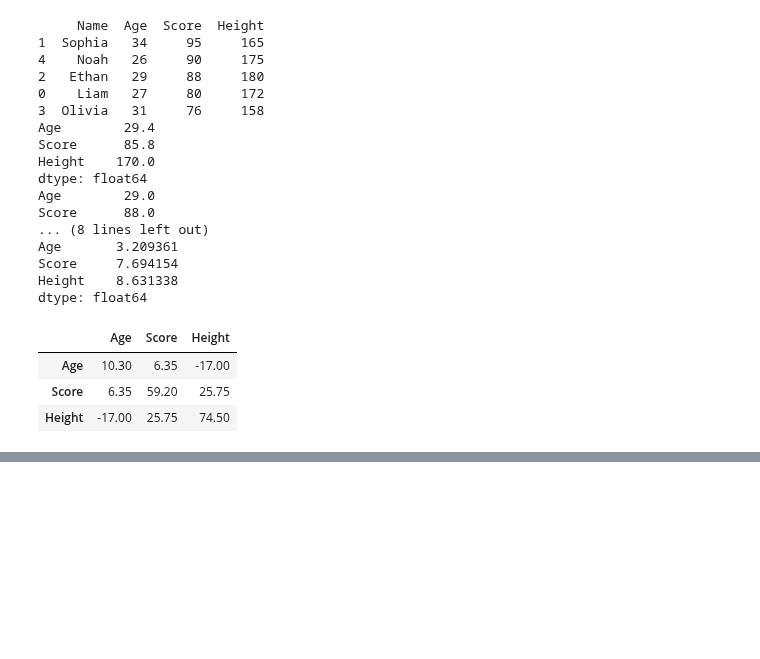
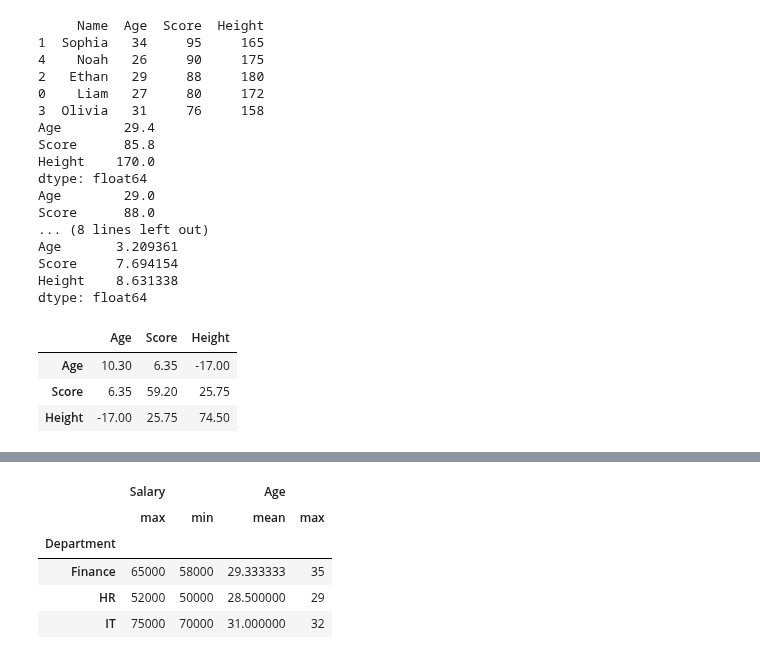
Before and after one commit to sh1vam31/Complete_DataScience, a Jupyter notebook: Pandas.ipynb, the cells around one changed output, grey strips where cells are left out. Saved outputs shown, nothing was run; the diff lists cells and outputs as text; code cells hidden in the pictures; blank space fills up the shorter version.

```diff
--- a/Pandas.ipynb
+++ b/Pandas.ipynb
@@ -961,0 +1009,20 @@ dtype: float64
+# %%
+data = {
+    "Employee": ["John", "Sarah", "Mike", "Anna", "Tom", "Laura", "Steve", "Kate"],
+    "Department": ["HR", "IT", "IT", "Finance", "Finance", "HR", "IT", "Finance"],
+    "Salary": [50000, 70000, 72000, 65000, 60000, 52000, 75000, 58000],
+    "Age": [28, 32, 30, 27, 35, 29, 31, 26]
+}
+
+df = pd.DataFrame(data)
+df.groupby("Department").agg({
+    "Salary": ["max", "min"],
+    "Age" : ["mean", "max"]
+})
+# %% [output]
+|  | Salary |  | Age |  |
+|  | max | min | mean | max |
+| Department |  |  |  |  |
+| Finance | 65000 | 58000 | 29.333333 | 35 |
+| HR | 52000 | 50000 | 28.500000 | 29 |
+| IT | 75000 | 70000 | 31.000000 | 32 |
```
Also changed, not shown: parts of 7 cells of this notebook.
